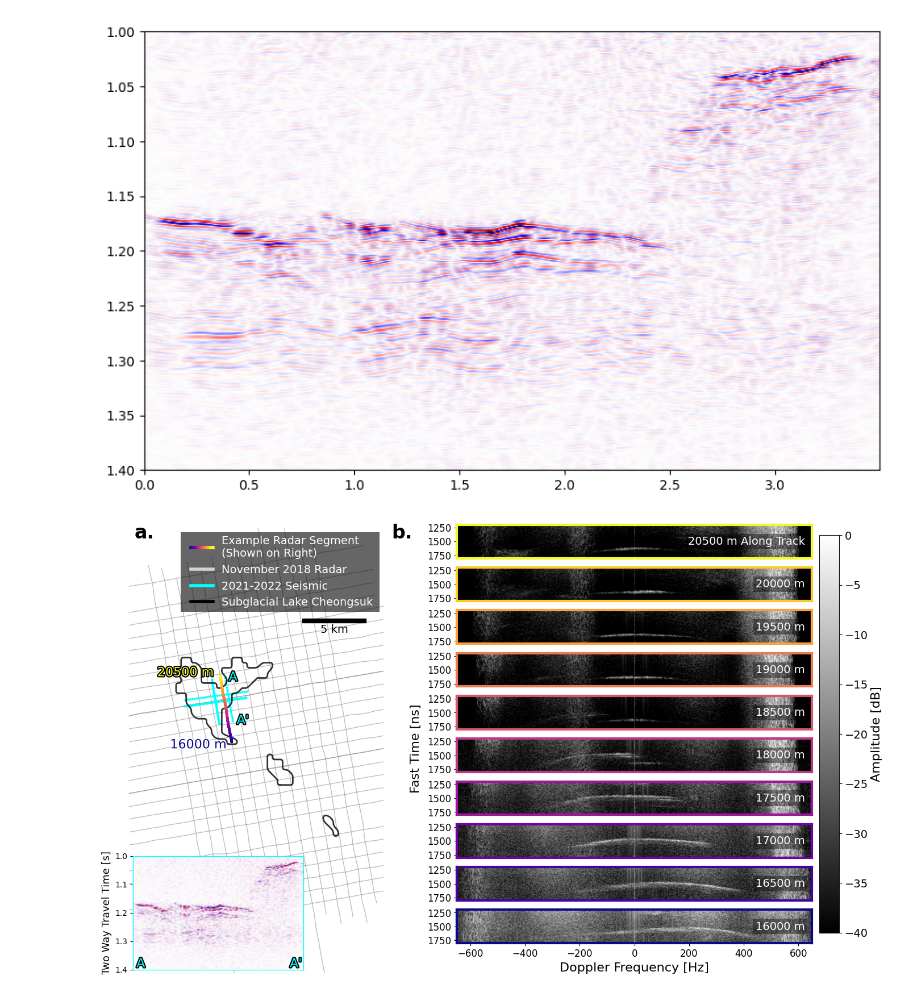
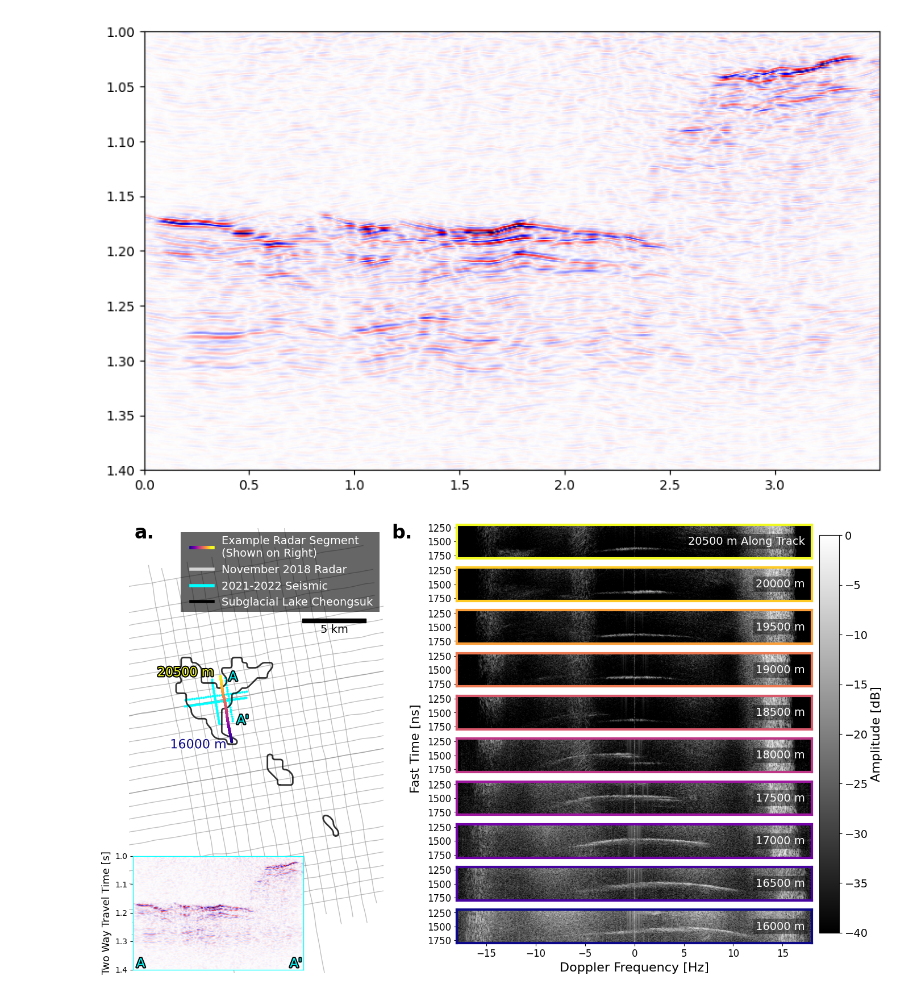
Before and after one commit to zsk4/DavidSpecularity, a Jupyter notebook: Figure3/Figure3.ipynb, the cells around one changed output. Cells and saved outputs as stored; diff of their text form; code cells hidden in the pictures.

```diff
--- a/Figure3/Figure3.ipynb
+++ b/Figure3/Figure3.ipynb
@@ -355,3 +355,19 @@ for radargram in offset_video_radargrams_1819:
         break
 # %% [output]
 D2DG/IBH0g/Y26a
+# %%
+"""
+for radargram in offset_video_radargrams_1819:
+    x_at = radargram['distance'].compute().values  # meters
+    #print(np.unique(np.diff(x_at)))
+
+
+    dt_slow = np.diff(
+        (test_rad['time'] - test_rad['time'][0])
+        .astype('timedelta64[ns]')
+        .astype(np.float64)
+        .compute()
+    ) * 1e-9
+
+    print(np.unique(dt_slow))
+    """
@@ -375,7 +409,7 @@ dt_slow = np.median(np.diff(
 )) * 1e-9
 
 freq = np.fft.fftshift(
-    np.fft.fftfreq(win_n, d=dt_slow)
+    np.fft.fftfreq(win_n, d=dx) # dx for spatial freq or d=dt_slow for frequency in Hz
 )
 
 from scipy.signal import hilbert
@@ -628,7 +682,7 @@ for i, ax in enumerate(axes):
     #ax.set_ylabel("Fast Time [ns]", fontsize=14)
     ax.tick_params(labelsize=12)
 
-    ax.set_xlim(-650,650)
+    ax.set_xlim(-18,18)
 
     # Top-right panel title
     if i == 0:
@@ -761,31 +815,31 @@ cbbox.tick_params(
     top = False,
     right = False,
     bottom = False,
     labelleft = True,
     labeltop = False,
     labelright = False,
     labelbottom = False
 )
 cbbox.imshow(
     cropped_seismic.T,
     cmap='seismic',
     aspect='auto',
     origin='upper',
     extent=extent,
     vmin=lower_clip, vmax=upper_clip
 )
 cbbox.yaxis.set_label_text("Two Way Travel Time [s]", fontsize=13)
 cbbox.text(0.07,0.02, "A", color='cyan', fontsize=16, transform=cbbox.transAxes, zorder=6,ha='right',path_effects=[pe.withStroke(linewidth=3, foreground='black')])
 cbbox.text(0.99,0.02, "A'", color='cyan', fontsize=16, transform=cbbox.transAxes, zorder=6,ha='right',path_effects=[pe.withStroke(linewidth=3, foreground='black')])
 
 # Label panels
 ax_map.text(0.02, 1.01, 'a.', transform=ax_map.transAxes, fontsize=24, fontweight='bold', va='top', ha='left', color='black')
 ax_map.text(1.03, 1.01, 'b.', transform=ax_map.transAxes, fontsize=24, fontweight='bold', va='top', ha='left', color='black')
 
 bbox_map = [655000,-1470000,675000,-1435000] #David_SGL2
 ax_map.set_xlim(bbox_map[0], bbox_map[2])
 ax_map.set_ylim(bbox_map[1], bbox_map[3])
 
 fig.savefig('Figure3.png', dpi=300, bbox_inches='tight')
 # %% [output]
-[figure, old version]
+[figure, new version]
```
Also changed, not shown: parts of 2 cells of this notebook, 8 other files.
